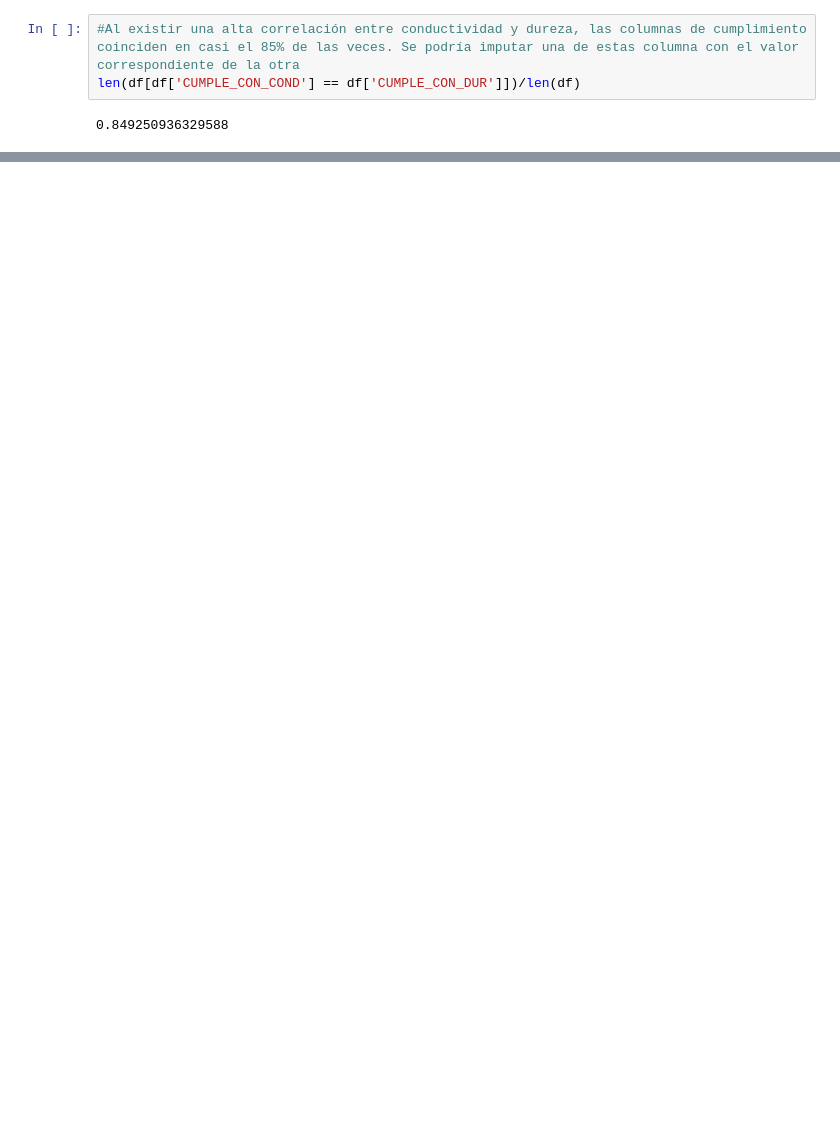
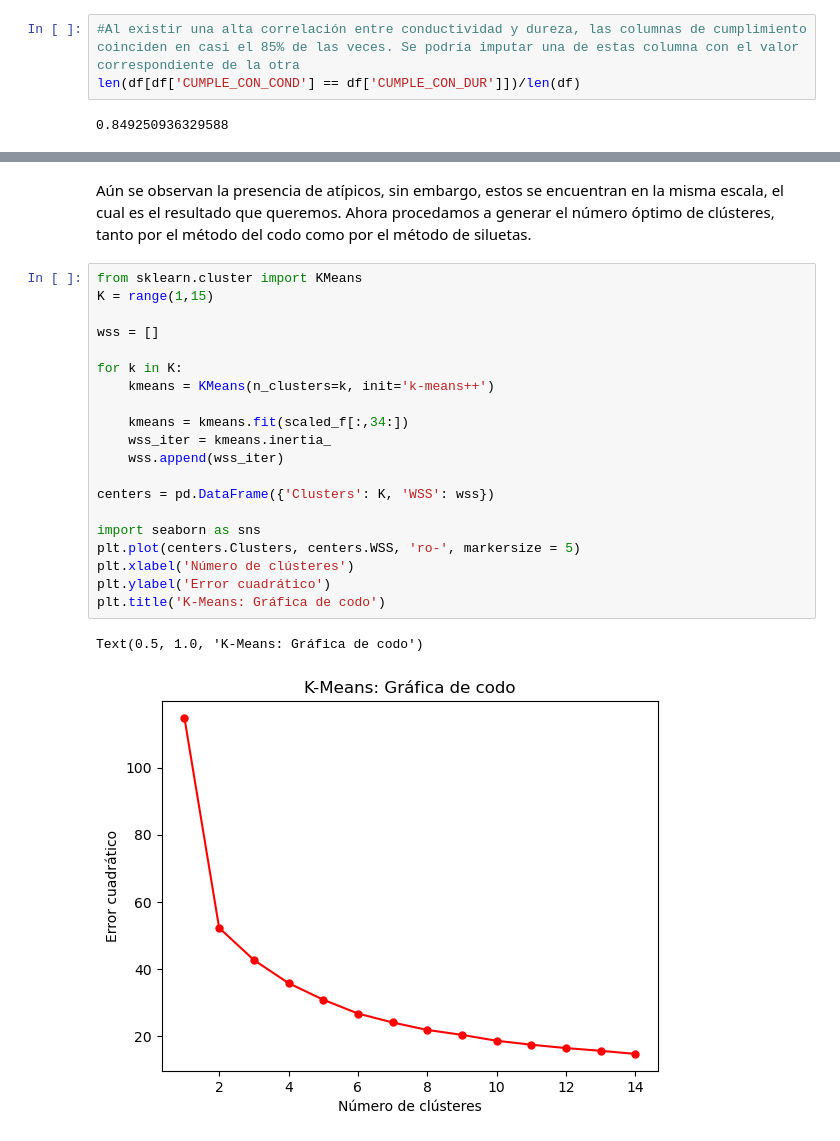
Before and after one commit to PosgradoMNA/actividades-del-projecto-equipo_102, a Jupyter notebook: Reto/aguas-subterraneas.ipynb, the cells around one changed output, grey strips where cells are left out. Drawn from its saved outputs; the diff is of its cells as text; blank space fills up the shorter version.

```diff
--- a/Reto/aguas-subterraneas.ipynb
+++ b/Reto/aguas-subterraneas.ipynb
@@ -535,0 +496,25 @@ dtype: int64
+# %% [markdown]
+Aún se observan la presencia de atípicos, sin embargo, estos se encuentran en la misma escala, el cual es el resultado que queremos. Ahora procedamos a generar el número óptimo de clústeres, tanto por el método del codo como por el método de siluetas.
+# %%
+from sklearn.cluster import KMeans
+K = range(1,15)
+
+wss = []
+
+for k in K:
+    kmeans = KMeans(n_clusters=k, init='k-means++')
+
+    kmeans = kmeans.fit(scaled_f[:,34:])
+    wss_iter = kmeans.inertia_
+    wss.append(wss_iter)
+
+centers = pd.DataFrame({'Clusters': K, 'WSS': wss})
+
+import seaborn as sns
+plt.plot(centers.Clusters, centers.WSS, 'ro-', markersize = 5)
+plt.xlabel('Número de clústeres')
+plt.ylabel('Error cuadrático')
+plt.title('K-Means: Gráfica de codo')
+# %% [output]
+Text(0.5, 1.0, 'K-Means: Gráfica de codo')
+[figure, added]
```
Also changed, not shown: parts of 89 cells of this notebook, 1 other file.
